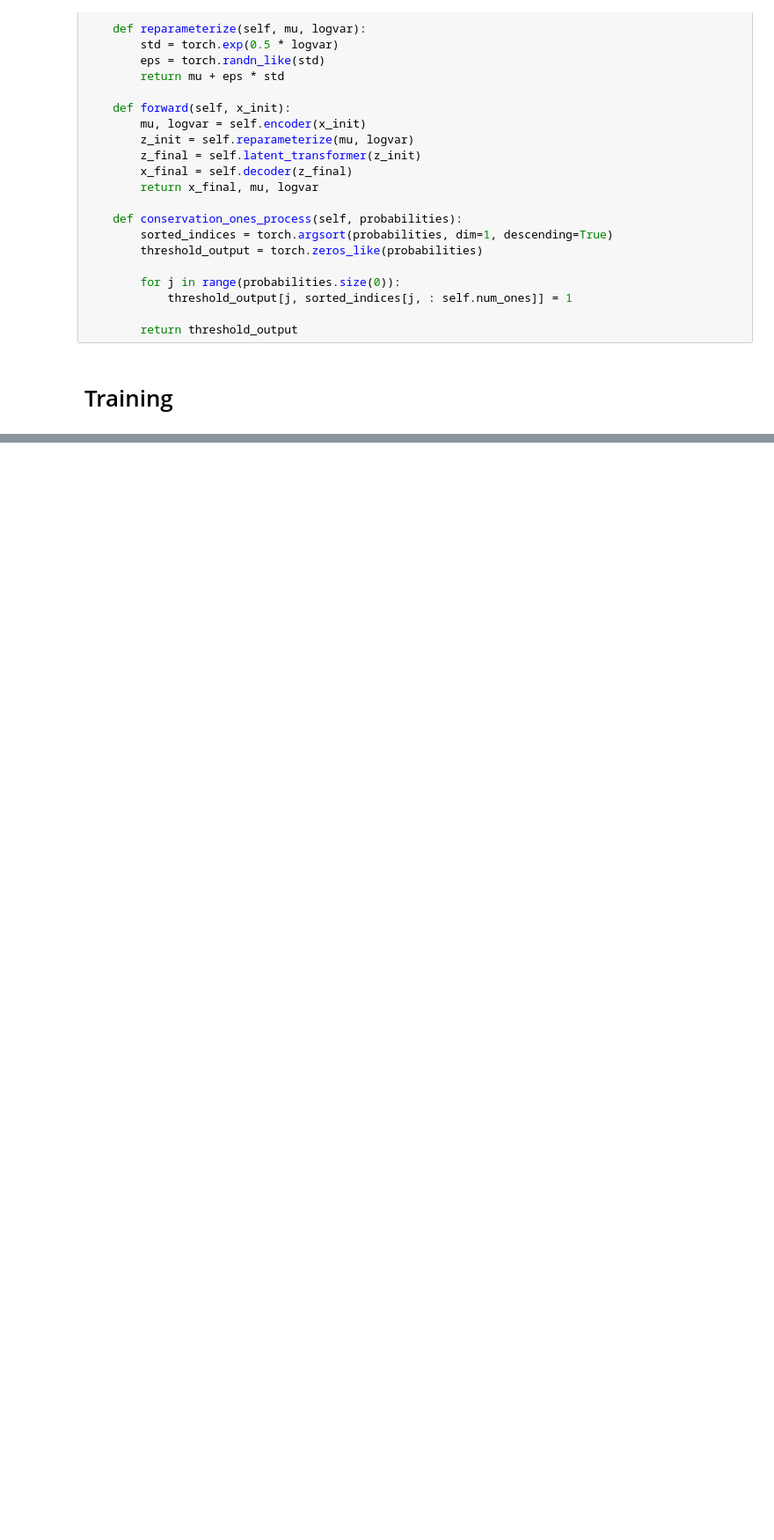
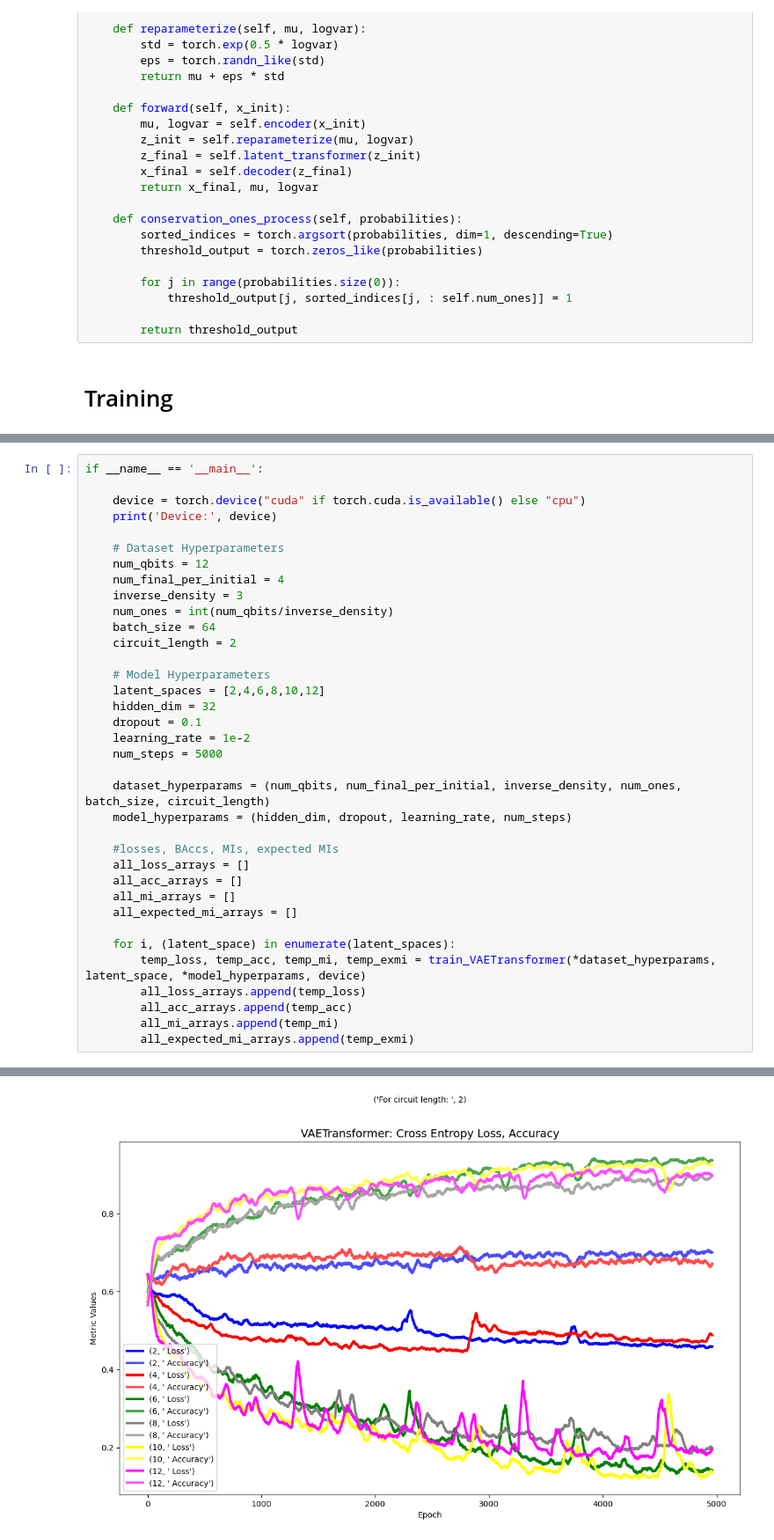
Before and after one commit to sonnyloweus/QuantumDynamicsAI, a Jupyter notebook: Mutual_Information_VAETransformer.ipynb, the cells around one changed output, grey strips where cells are left out. Shown at 88% size. Drawn from its saved outputs; the diff is of its cells as text; blank space fills up the shorter version.

Commit message:
Full VAET run for circuit length 2, all latent spaces.

```diff
--- a/Mutual_Information_VAETransformer.ipynb
+++ b/Mutual_Information_VAETransformer.ipynb
@@ -306,0 +308,37 @@ plt.show()
+# %%
+if __name__ == '__main__':
+
+    device = torch.device("cuda" if torch.cuda.is_available() else "cpu")
+    print('Device:', device)
+
+    # Dataset Hyperparameters
+    num_qbits = 12
+    num_final_per_initial = 4
+    inverse_density = 3
+    num_ones = int(num_qbits/inverse_density)
+    batch_size = 64
+    circuit_length = 2
+
+    # Model Hyperparameters
+    latent_spaces = [2,4,6,8,10,12]
+    hidden_dim = 32
+    dropout = 0.1
+    learning_rate = 1e-2
+    num_steps = 5000
+
+    dataset_hyperparams = (num_qbits, num_final_per_initial, inverse_density, num_ones, batch_size, circuit_length)
+    model_hyperparams = (hidden_dim, dropout, learning_rate, num_steps)
+
+    #losses, BAccs, MIs, expected MIs
+    all_loss_arrays = []
+    all_acc_arrays = []
+    all_mi_arrays = []
+    all_expected_mi_arrays = []
+
+    for i, (latent_space) in enumerate(latent_spaces):
+        temp_loss, temp_acc, temp_mi, temp_exmi = train_VAETransformer(*dataset_hyperparams, latent_space, *model_hyperparams, device)
+        all_loss_arrays.append(temp_loss)
+        all_acc_arrays.append(temp_acc)
+        all_mi_arrays.append(temp_mi)
+        all_expected_mi_arrays.append(temp_exmi)
+# %% [output]
@@ -306,0 +362 @@ plt.show()
+[figure, added]
```
Also changed, not shown: parts of 10 cells of this notebook.
